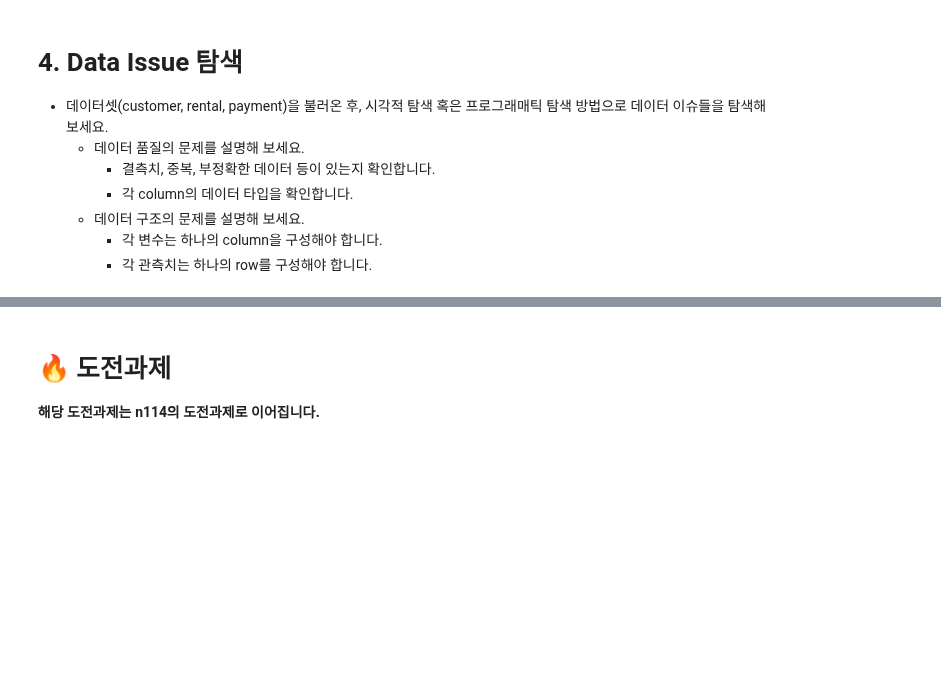
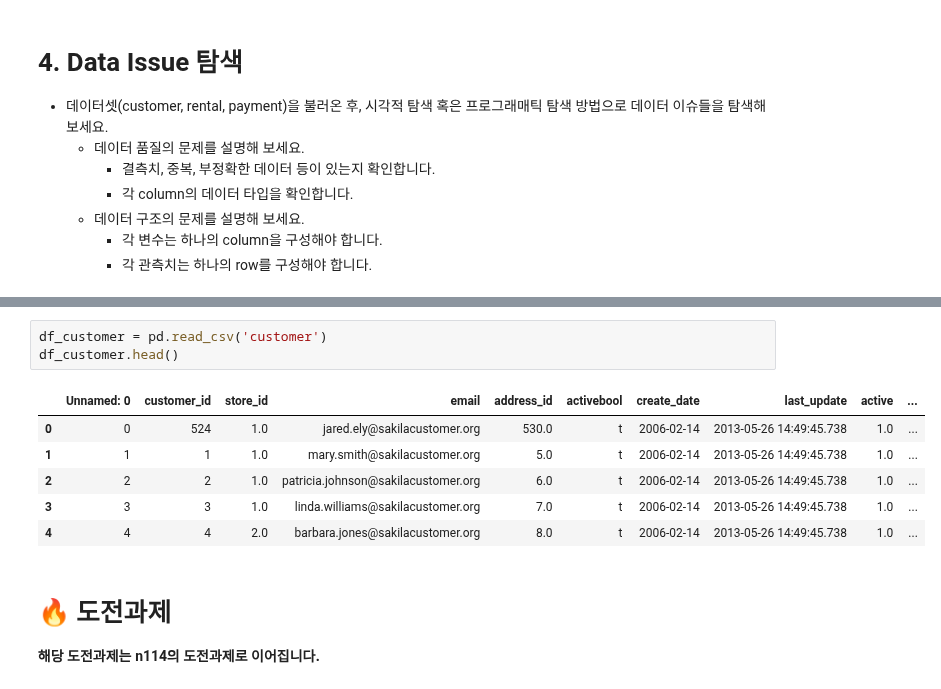
Before and after one commit to p65454/codestates, a Jupyter notebook: n113 & 114 - Data Wrangling/n113a-Data Wrangling(1).ipynb, the cells around one changed output, grey strips where cells are left out. Saved outputs shown, nothing was run; the diff lists cells and outputs as text; blank space fills up the shorter version.

```diff
--- a/n113 & 114 - Data Wrangling/n113a-Data Wrangling(1).ipynb
+++ b/n113 & 114 - Data Wrangling/n113a-Data Wrangling(1).ipynb
@@ -99,3 +241,13 @@ text = "The Lord of the Rings 3 : The Return Of The King, by J.R.R. Tolkien - 12
+# %%
+df_customer = pd.read_csv('customer')
+df_customer.head()
+# %% [output]
+|  | Unnamed: 0 | customer_id | store_id | email | address_id | activebool | create_date | last_update | active | ... |
+| 0 | 0 | 524 | 1.0 | jared.ely@sakilacustomer.org | 530.0 | t | 2006-02-14 | 2013-05-26 14:49:45.738 | 1.0 | ... |
+| 1 | 1 | 1 | 1.0 | mary.smith@sakilacustomer.org | 5.0 | t | 2006-02-14 | 2013-05-26 14:49:45.738 | 1.0 | ... |
+| 2 | 2 | 2 | 1.0 | patricia.johnson@sakilacustomer.org | 6.0 | t | 2006-02-14 | 2013-05-26 14:49:45.738 | 1.0 | ... |
+| 3 | 3 | 3 | 1.0 | linda.williams@sakilacustomer.org | 7.0 | t | 2006-02-14 | 2013-05-26 14:49:45.738 | 1.0 | ... |
+| 4 | 4 | 4 | 2.0 | barbara.jones@sakilacustomer.org | 8.0 | t | 2006-02-14 | 2013-05-26 14:49:45.738 | 1.0 | ... |
 # %% [markdown]
 # 🔥 도전과제
 
```
Also changed, not shown: parts of 33 cells of this notebook.
